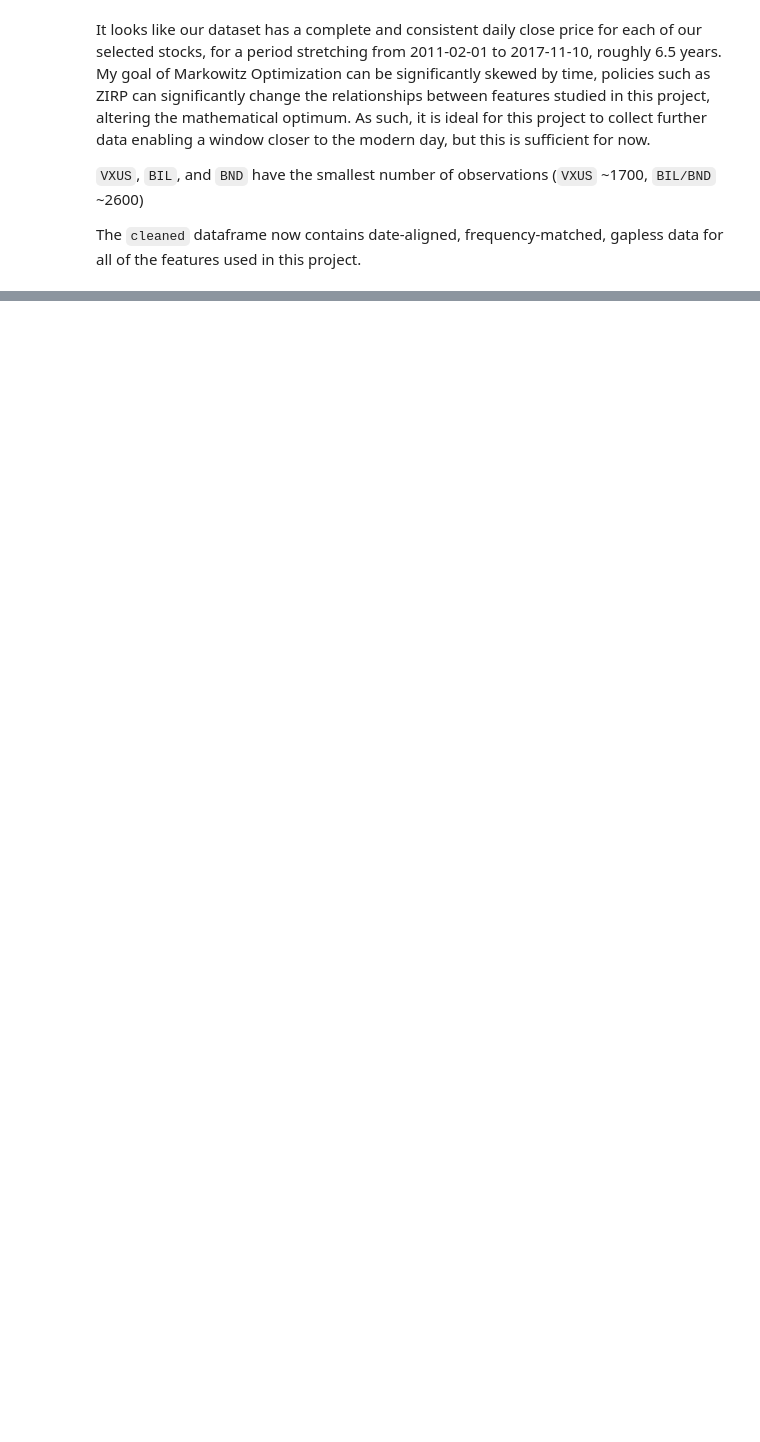
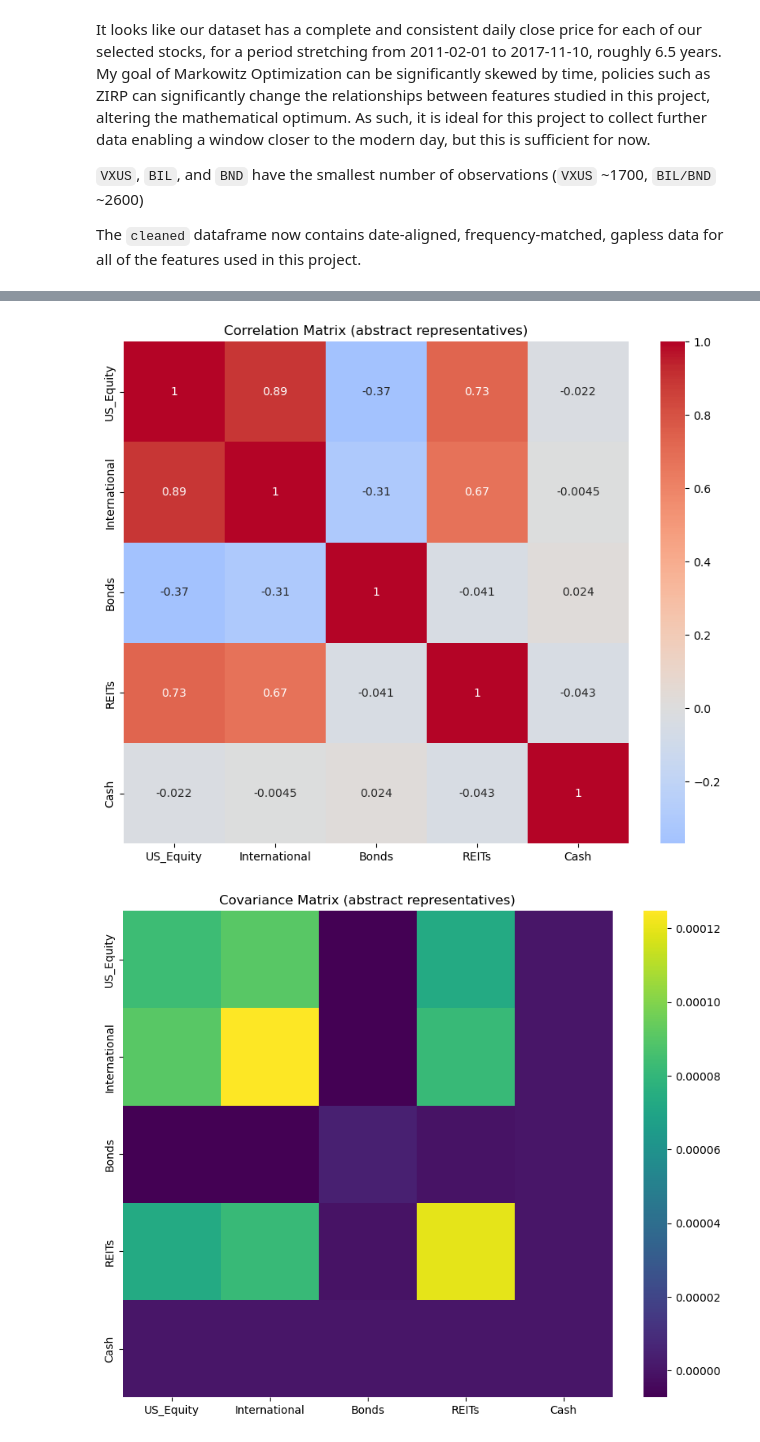
Before and after one commit to DrewsCodeLife/portfolio-lab, a Jupyter notebook: src/eda.ipynb, the cells around one changed output, grey strips where cells are left out. Cells and saved outputs as stored; diff of their text form; code cells hidden in the pictures; blank space fills up the shorter version.

```diff
--- a/src/eda.ipynb
+++ b/src/eda.ipynb
@@ -110,0 +295,29 @@ for idx, col in enumerate(list(ret.columns)):
+# %%
+# Derive the average from each of the 2 stocks selected for each asset class.
+us_equity = ret[["SPY", "VTI"]].mean(axis=1)
+intl_equity = ret[["EFA", "VXUS"]].mean(axis=1)
+bonds = ret[["BND", "VBMFX"]].mean(axis=1)
+reits = ret[["VNQ", "RWR"]].mean(axis=1)
+cash = ret[["BIL", "DTB3"]].mean(axis=1)
+
+# Returns of the 5 'asset-class' representatives we've derived
+ret5 = pd.concat([
+    us_equity.rename("US_Equity"),
+    intl_equity.rename("International"),
+    bonds.rename("Bonds"),
+    reits.rename("REITs"),
+    cash.rename("Cash")
+], axis=1)
+# %%
+import numpy as np
+
+corr5 = ret5.corr()
+cov5 = ret5.cov()
+eigs = np.linalg.eigvalsh(cov5) #eigvalsh (not eigvals) because cov is symmetric
+
+print("Eigenvalues:")
+print(eigs)
+
+print("Min eigenvalue:", eigs.min())
+print("Max eigenvalue:", eigs.max())
+print("Condition number:", eigs.max() / eigs.min())
@@ -110,0 +331,16 @@ for idx, col in enumerate(list(ret.columns)):
+# %%
+import seaborn as sns
+import matplotlib.pyplot as plt
+
+plt.figure(figsize=(10, 8))
+sns.heatmap(corr5, annot=True, cmap="coolwarm", center=0)
+plt.title("Correlation Matrix (abstract representatives)")
+plt.show()
+
+plt.figure(figsize=(10, 8))
+sns.heatmap(cov5, cmap="viridis")
+plt.title("Covariance Matrix (abstract representatives)")
+plt.show()
+# %% [output]
+[figure, added]
+[figure, added]
```
Also changed, not shown: parts of 15 cells of this notebook, 4 other files.
